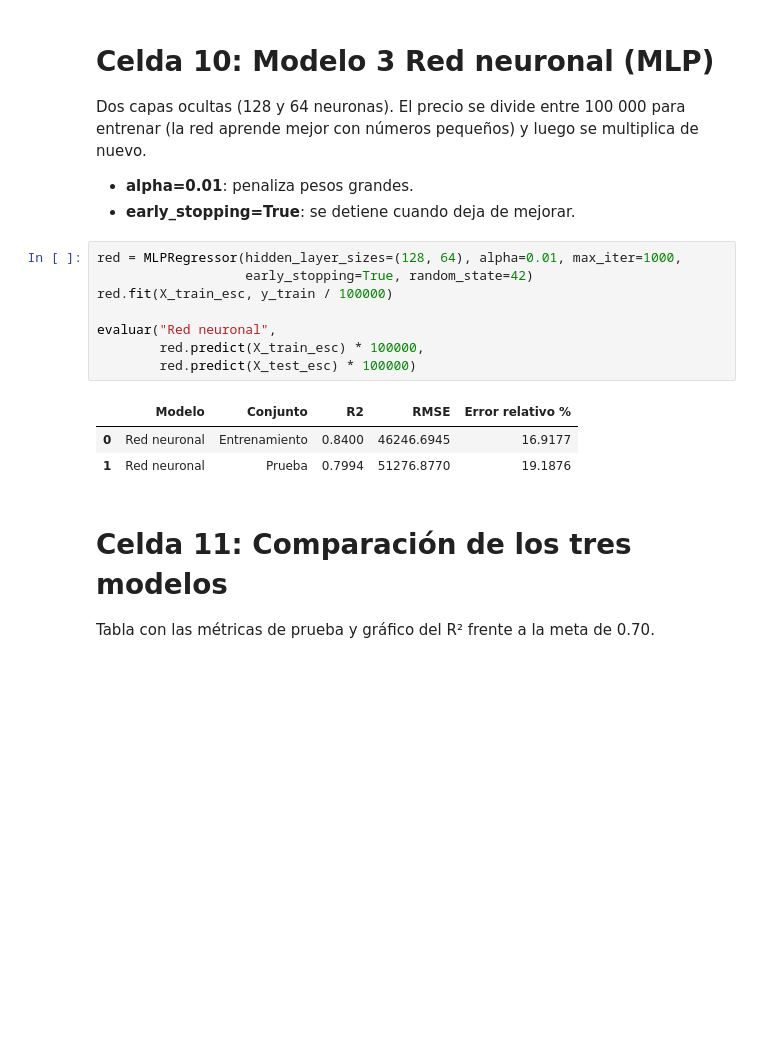
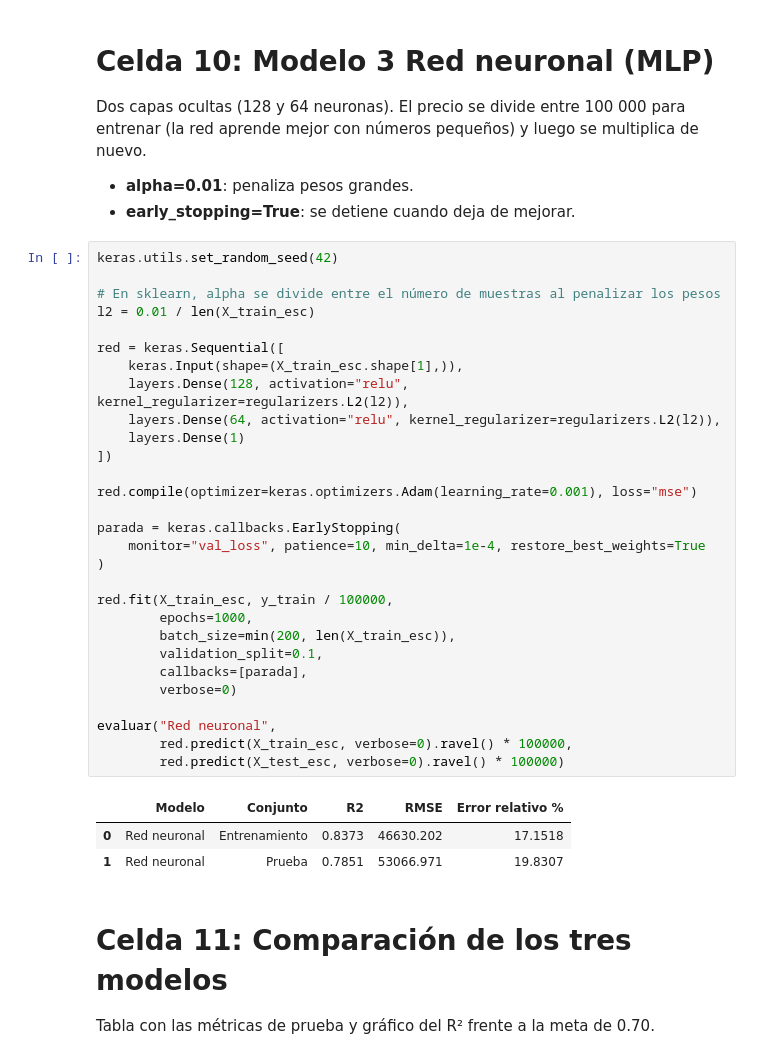
Before and after one commit to hombremono873/Cuadernos_colab, a Jupyter notebook: Modelos_vivienda.ipynb, the cells around one changed output. Drawn from its saved outputs; the diff is of its cells as text; blank space fills up the shorter version.

```diff
--- a/Modelos_vivienda.ipynb
+++ b/Modelos_vivienda.ipynb
@@ -242,18 +244,39 @@ evaluar("Random Forest",
 Dos capas ocultas (128 y 64 neuronas). El precio se divide entre 100 000 para entrenar (la red aprende mejor con números pequeños) y luego se multiplica de nuevo.
 - **alpha=0.01**: penaliza pesos grandes.
 - **early_stopping=True**: se detiene cuando deja de mejorar.
-# %%
-red = MLPRegressor(hidden_layer_sizes=(128, 64), alpha=0.01, max_iter=1000,
-                   early_stopping=True, random_state=42)
-red.fit(X_train_esc, y_train / 100000)
-
-evaluar("Red neuronal",
-        red.predict(X_train_esc) * 100000,
-        red.predict(X_test_esc) * 100000)
-# %% [output]
-|  | Modelo | Conjunto | R2 | RMSE | Error relativo % |
-| 0 | Red neuronal | Entrenamiento | 0.8400 | 46246.6945 | 16.9177 |
-| 1 | Red neuronal | Prueba | 0.7994 | 51276.8770 | 19.1876 |
+# %%
+keras.utils.set_random_seed(42)
+
+# En sklearn, alpha se divide entre el número de muestras al penalizar los pesos
+l2 = 0.01 / len(X_train_esc)
+
+red = keras.Sequential([
+    keras.Input(shape=(X_train_esc.shape[1],)),
+    layers.Dense(128, activation="relu", kernel_regularizer=regularizers.L2(l2)),
+    layers.Dense(64, activation="relu", kernel_regularizer=regularizers.L2(l2)),
+    layers.Dense(1)
+])
+
+red.compile(optimizer=keras.optimizers.Adam(learning_rate=0.001), loss="mse")
+
+parada = keras.callbacks.EarlyStopping(
+    monitor="val_loss", patience=10, min_delta=1e-4, restore_best_weights=True
+)
+
+red.fit(X_train_esc, y_train / 100000,
+        epochs=1000,
+        batch_size=min(200, len(X_train_esc)),
+        validation_split=0.1,
+        callbacks=[parada],
+        verbose=0)
+
+evaluar("Red neuronal",
+        red.predict(X_train_esc, verbose=0).ravel() * 100000,
+        red.predict(X_test_esc, verbose=0).ravel() * 100000)
+# %% [output]
+|  | Modelo | Conjunto | R2 | RMSE | Error relativo % |
+| 0 | Red neuronal | Entrenamiento | 0.8373 | 46630.202 | 17.1518 |
+| 1 | Red neuronal | Prueba | 0.7851 | 53066.971 | 19.8307 |
 # %% [markdown]
 # **Celda 11: Comparación de los tres modelos**
 Tabla con las métricas de prueba y gráfico del R² frente a la meta de 0.70.
```
Also changed, not shown: parts of 1 cell of this notebook.
